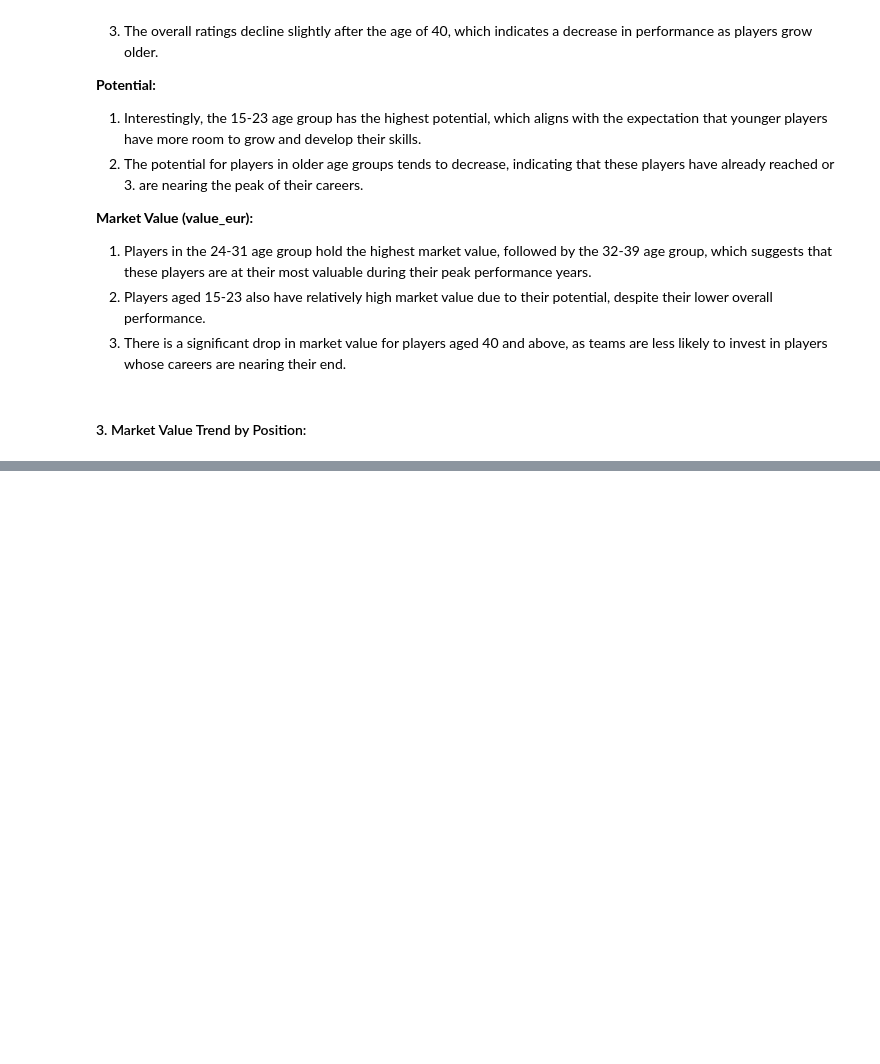
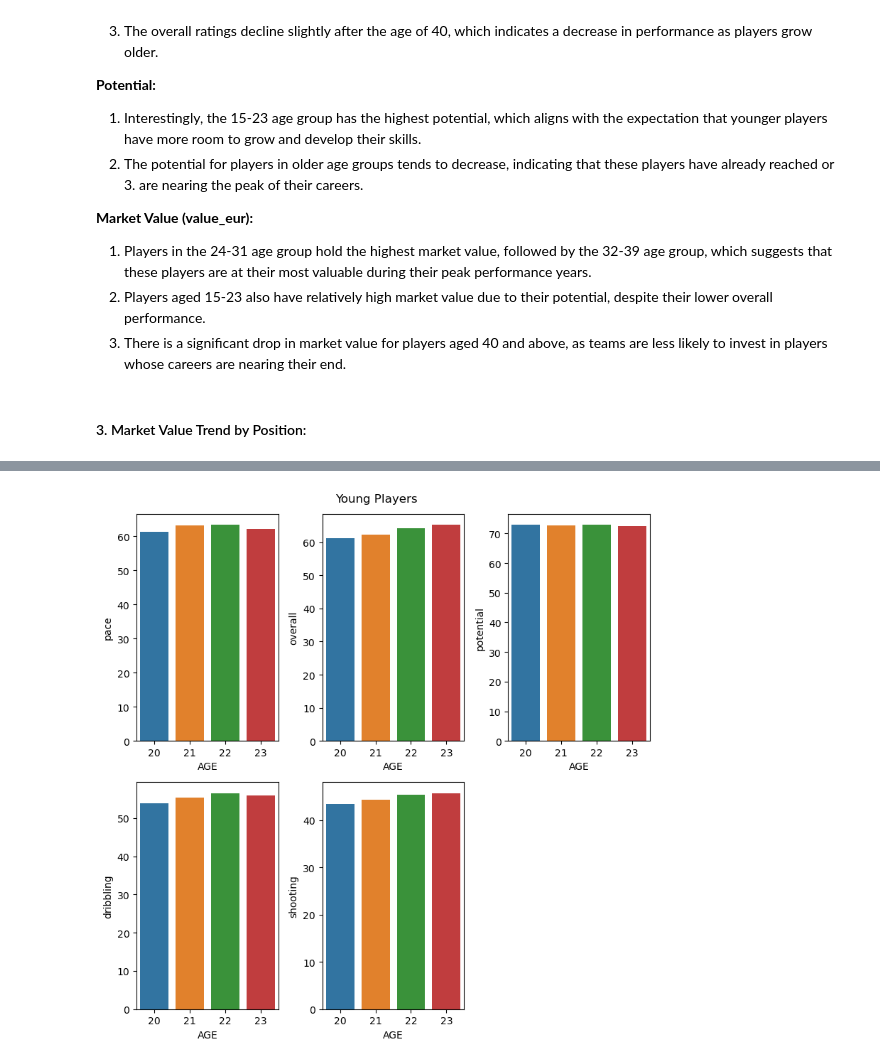
Before and after one commit to usmanumar97/FIFA21-EDA-Data-Analysis-Python, a Jupyter notebook: Fifa.ipynb, the cells around one changed output, grey strips where cells are left out. Drawn from its saved outputs; the diff is of its cells as text; code cells hidden in the pictures; blank space fills up the shorter version.

```diff
--- a/Fifa.ipynb
+++ b/Fifa.ipynb
@@ -888,0 +960,10 @@ plt.show()
+# %%
+# Explore how age influences potential and key attributes.
+
+young_players = df_main.loc[(df_main['age']<=23) & (df_main['age']>=20)]
+old_players = df_main.loc[(df_main['age']>28) & (df_main['age']<33) ]
+# %%
+young_players_attributes = young_players.groupby('age')[['pace', 'overall', 'potential', 'dribbling', 'shooting']].mean()
+# young_players_attributes = young_players[['short_name', 'age','pace', 'overall', 'potential', 'dribbling', 'shooting']]
+
+young_players_attributes.head(5)
@@ -888,0 +977,13 @@ plt.show()
+# %%
+plt.figure(figsize=(8,8))
+for index, column in enumerate(young_players_attributes.columns, start=1):
+    plt.subplot(2,3,index)
+    sns.barplot(y=young_players_attributes[column], x=young_players_attributes.index)
+    plt.suptitle('Young Players')
+    plt.ylabel(f'{column}')
+    plt.xlabel('AGE')
+
+plt.tight_layout()
+plt.show()
+# %% [output]
+[figure, added]
```
Also changed, not shown: parts of 24 cells of this notebook.
